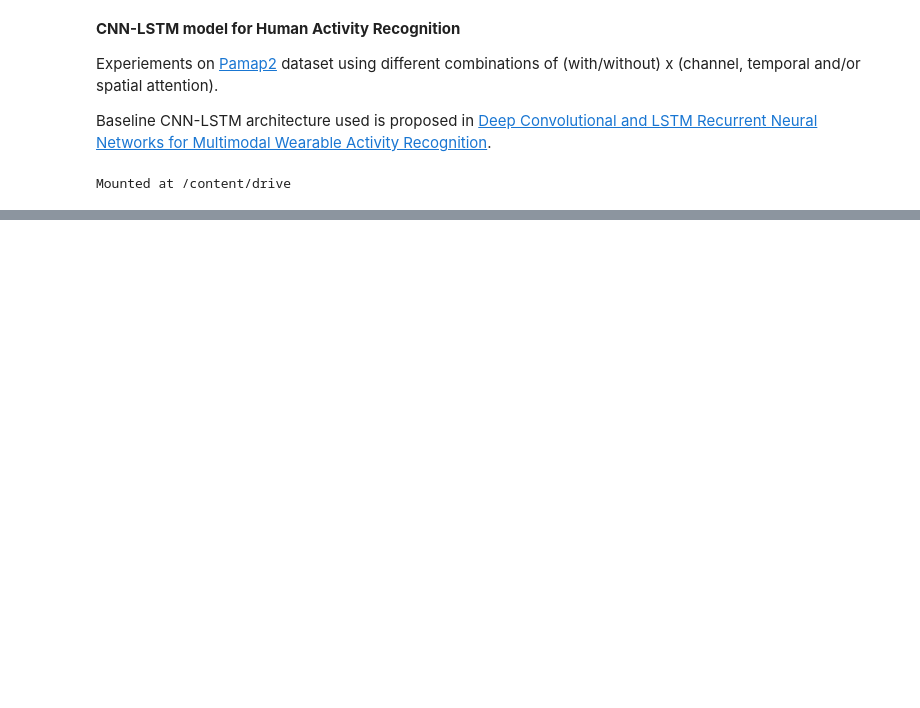
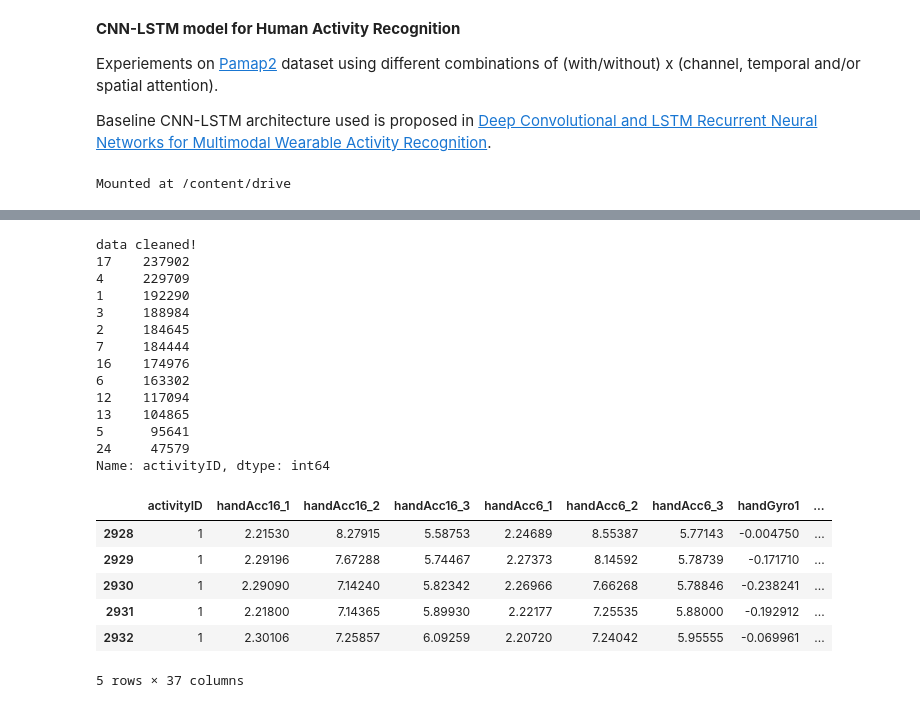
Before and after one commit to sumeyye-agac/deep-learning-for-HAR, a Jupyter notebook: CNNLSTM_pamap2.ipynb, the cells around one changed output, grey strips where cells are left out. Cells and saved outputs as stored; diff of their text form; code cells hidden in the pictures; blank space fills up the shorter version.

```diff
--- a/CNNLSTM_pamap2.ipynb
+++ b/CNNLSTM_pamap2.ipynb
@@ -181,0 +122,41 @@ Name: activityID, dtype: int64
+# %%
+def dataCleaning(dataCollection):
+    dataCollection = dataCollection.drop(['timestamp', 'handOrientation1', 'handOrientation2', 'handOrientation3', 'handOrientation4',
+                                         'chestOrientation1', 'chestOrientation2', 'chestOrientation3', 'chestOrientation4',
+                                         'ankleOrientation1', 'ankleOrientation2', 'ankleOrientation3', 'ankleOrientation4'],
+                                         axis = 1)  # removal of orientation columns as they are not needed
+    dataCollection = dataCollection.drop(dataCollection[dataCollection.activityID == 0].index) # removal of any row of activity 0 as it is transient activity which it is not used
+    dataCollection = dataCollection.apply(pd.to_numeric, errors = 'coerce') # removal of non numeric data in cells
+    dataCollection = dataCollection.drop(['heartrate'], axis = 1)
+    dataCollection = dataCollection.dropna()
+
+    dataCollection = dataCollection.drop(['handTemperature', 'chestTemperature', 'ankleTemperature'],
+                                         axis = 1)  # removal of temperature columns as they are not needed - sumeyye
+    print("data cleaned!")
+    return dataCollection
+
+cleaned_data = dataCleaning(data)
+print(cleaned_data['activityID'].value_counts())
+cleaned_data.head()
+# %% [output]
+data cleaned!
+17    237902
+4     229709
+1     192290
+3     188984
+2     184645
+7     184444
+16    174976
+6     163302
+12    117094
+13    104865
+5      95641
+24     47579
+Name: activityID, dtype: int64
+|  | activityID | handAcc16_1 | handAcc16_2 | handAcc16_3 | handAcc6_1 | handAcc6_2 | handAcc6_3 | handGyro1 | ... |
+| 2928 | 1 | 2.21530 | 8.27915 | 5.58753 | 2.24689 | 8.55387 | 5.77143 | -0.004750 | ... |
+| 2929 | 1 | 2.29196 | 7.67288 | 5.74467 | 2.27373 | 8.14592 | 5.78739 | -0.171710 | ... |
+| 2930 | 1 | 2.29090 | 7.14240 | 5.82342 | 2.26966 | 7.66268 | 5.78846 | -0.238241 | ... |
+| 2931 | 1 | 2.21800 | 7.14365 | 5.89930 | 2.22177 | 7.25535 | 5.88000 | -0.192912 | ... |
+| 2932 | 1 | 2.30106 | 7.25857 | 6.09259 | 2.20720 | 7.24042 | 5.95555 | -0.069961 | ... |
+5 rows × 37 columns
```
Also changed, not shown: parts of 22 cells of this notebook.
